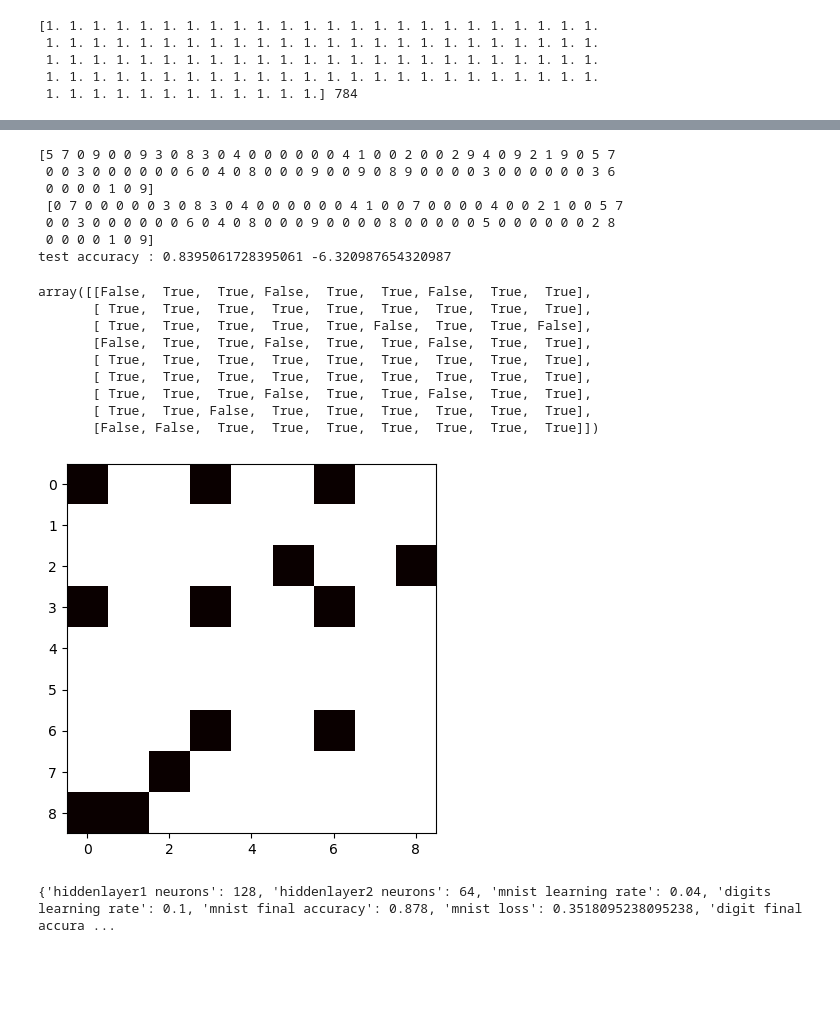
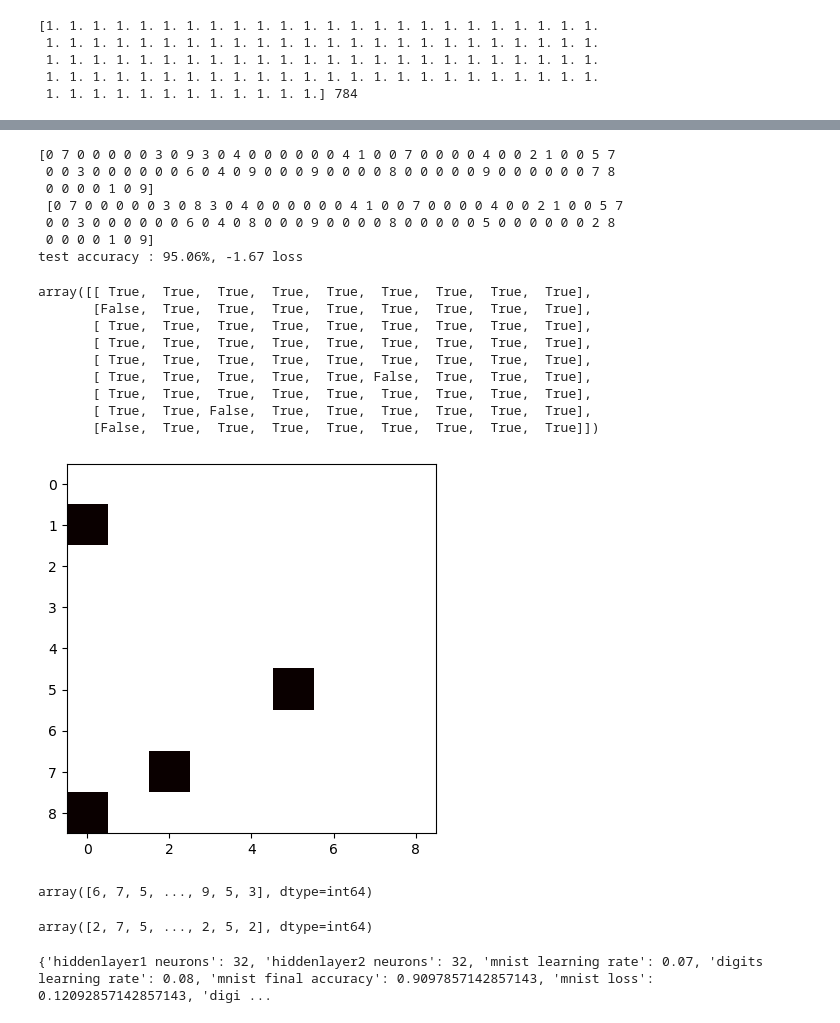
Before and after one commit to krypticlogan/sudoku_model, a Jupyter notebook: book.ipynb, the cells around one changed output, grey strips where cells are left out. Drawn from its saved outputs; the diff is of its cells as text; code cells hidden in the pictures; blank space fills up the shorter version.

```diff
--- a/book.ipynb
+++ b/book.ipynb
@@ -418,0 +498,16 @@ ValueError: not enough values to unpack (expected 10, got 8)
+# %%
+digit_rate = .08
+w1, b1, w2, b2, w3, b3, digiLossY, accY = minibatchGD(x=x_digit_train, y=digit_labels.astype(int), epochs=6000, batch_size=int(x_digit_train.shape[1]), rate=digit_rate, w1=w1, b1=b1, w2=w2, b2=b2, w3=w3, b3=b3)
+# w1, b1, w2, b2, w3, b3, digiLossY, accY = minibatchGD(x=x_digit_train, y=digit_labels.astype(int), epochs=2000, batch_size=512, rate=digit_rate, w1=w1, b1=b1, w2=w2, b2=b2, w3=w3, b3=b3)
+# w1, b1, w2, b2, w3, b3, digiLossY2, accY2 = gradient_descent(x_digit_train, digit_labels.astype(int), 1000, digit_rate-.01, w1, b1, w2, b2, w3, b3)
+# w1, b1, w2, b2, w3, b3, digiLossY3, accY3 = gradient_descent(x_digit_train, digit_labels.astype(int), 300, .07, w1, b1, w2, b2, w3, b3)
+preds = make_predictions(x_digit_test, w1, b1, w2, b2, w3, b3)
+
+print(f'test accuracy : {get_accuracy(preds, digit_test_labels)}')
+
+plt.plot(digiLossY)
+plt.title('Loss')
+plt.show()
+plt.plot(accY*100)
+plt.title('Accuracy')
+plt.show()
@@ -419,12 +519,16 @@ ValueError: not enough values to unpack (expected 10, got 8)
 # %%
 
-preds = make_predictions(board_squares, w1, b1, w2, b2, w3, b3, w4, b4)
+preds = make_predictions(board_squares, w1, b1, w2, b2, w3, b3)
 print(f'{preds} \n {grid_labels}')
 digit_acc, digit_loss = get_accuracy(preds, grid_labels)
 # print(preds == grid_labels)
-print(f'test accuracy : {digit_acc} {digit_loss}')
+print(f'test accuracy : {digit_acc*100:.2f}%, {digit_loss:.2f} loss')
 indexes = [j + 1 for j in range(preds.shape[0])]
-
+# predsCount = preds.count_nonzero()
+# gridCount = grid_labels.count_nonzero()
+# display(predsCount)
+# display(gridCount)
+# 2
 map = (preds == grid_labels).reshape(9,9)
 display(map)
 preds = zip(indexes, preds)
@@ -442,45 +546,53 @@ results = {
     'hiddenlayer2 neurons' : layer3,
     'mnist learning rate' : mnist_rate,
     'digits learning rate' : digit_rate,
     'mnist final accuracy' : mnist_acc,
     'mnist loss' : mnist_loss,
-    'digit final accuracy' : accY2[-1],
+    'digit final accuracy' : accY[-1],
     'digit loss' : digit_loss,
     'puzzle accuracy' : digit_acc
 }
+
+
+preds = make_predictions(x_test, w1, b1, w2, b2, w3, b3)
+display(preds)
+display(labels_test)
+
 
 print(results)
 data = pd.DataFrame([results], columns=None)
 
 data.to_csv('training.csv', mode='a')
 
 # display(pd.DataFrame(w1, columns=None))
 
 # weights.to_csv('weights.csv', index = False)
 
 
 # best 97% : 1st train .1, 600, 2nd train .15, 800 , and rounded values for both sets
 
 # 95% 97% : 1st train .12, 700, 2nd train .15, 1300 , and rounded values for both sets
 # %% [output]
-[5 7 0 9 0 0 9 3 0 8 3 0 4 0 0 0 0 0 0 4 1 0 0 2 0 0 2 9 4 0 9 2 1 9 0 5 7
- 0 0 3 0 0 0 0 0 0 6 0 4 0 8 0 0 0 9 0 0 9 0 8 9 0 0 0 0 3 0 0 0 0 0 0 3 6
+[0 7 0 0 0 0 0 3 0 9 3 0 4 0 0 0 0 0 0 4 1 0 0 7 0 0 0 0 4 0 0 2 1 0 0 5 7
+ 0 0 3 0 0 0 0 0 0 6 0 4 0 9 0 0 0 9 0 0 0 0 8 0 0 0 0 0 9 0 0 0 0 0 0 7 8
  0 0 0 0 1 0 9]
  [0 7 0 0 0 0 0 3 0 8 3 0 4 0 0 0 0 0 0 4 1 0 0 7 0 0 0 0 4 0 0 2 1 0 0 5 7
  0 0 3 0 0 0 0 0 0 6 0 4 0 8 0 0 0 9 0 0 0 0 8 0 0 0 0 0 5 0 0 0 0 0 0 2 8
  0 0 0 0 1 0 9]
-test accuracy : 0.8395061728395061 -6.320987654320987
+test accuracy : 95.06%, -1.67 loss
-array([[False,  True,  True, False,  True,  True, False,  True,  True],
-       [ True,  True,  True,  True,  True,  True,  True,  True,  True],
-       [ True,  True,  True,  True,  True, False,  True,  True, False],
-       [False,  True,  True, False,  True,  True, False,  True,  True],
+array([[ True,  True,  True,  True,  True,  True,  True,  True,  True],
+       [False,  True,  True,  True,  True,  True,  True,  True,  True],
        [ True,  True,  True,  True,  True,  True,  True,  True,  True],
        [ True,  True,  True,  True,  True,  True,  True,  True,  True],
-       [ True,  True,  True, False,  True,  True, False,  True,  True],
+       [ True,  True,  True,  True,  True,  True,  True,  True,  True],
+       [ True,  True,  True,  True,  True, False,  True,  True,  True],
+       [ True,  True,  True,  True,  True,  True,  True,  True,  True],
        [ True,  True, False,  True,  True,  True,  True,  True,  True],
-       [False, False,  True,  True,  True,  True,  True,  True,  True]])
+       [False,  True,  True,  True,  True,  True,  True,  True,  True]])
-[figure, old version]
+[figure, new version]
-{'hiddenlayer1 neurons': 128, 'hiddenlayer2 neurons': 64, 'mnist learning rate': 0.04, 'digits learning rate': 0.1, 'mnist final accuracy': 0.878, 'mnist loss': 0.3518095238095238, 'digit final accura ...
+array([6, 7, 5, ..., 9, 5, 3], dtype=int64)
+array([2, 7, 5, ..., 2, 5, 2], dtype=int64)
+{'hiddenlayer1 neurons': 32, 'hiddenlayer2 neurons': 32, 'mnist learning rate': 0.07, 'digits learning rate': 0.08, 'mnist final accuracy': 0.9097857142857143, 'mnist loss': 0.12092857142857143, 'digi ...
 # %%
 # pd.DataFrame(w1).to_csv('w1.csv', index=False)
 # pd.DataFrame(b1).to_csv('b1.csv', index=False)
```
Also changed, not shown: parts of 9 cells of this notebook, 10 other files.
